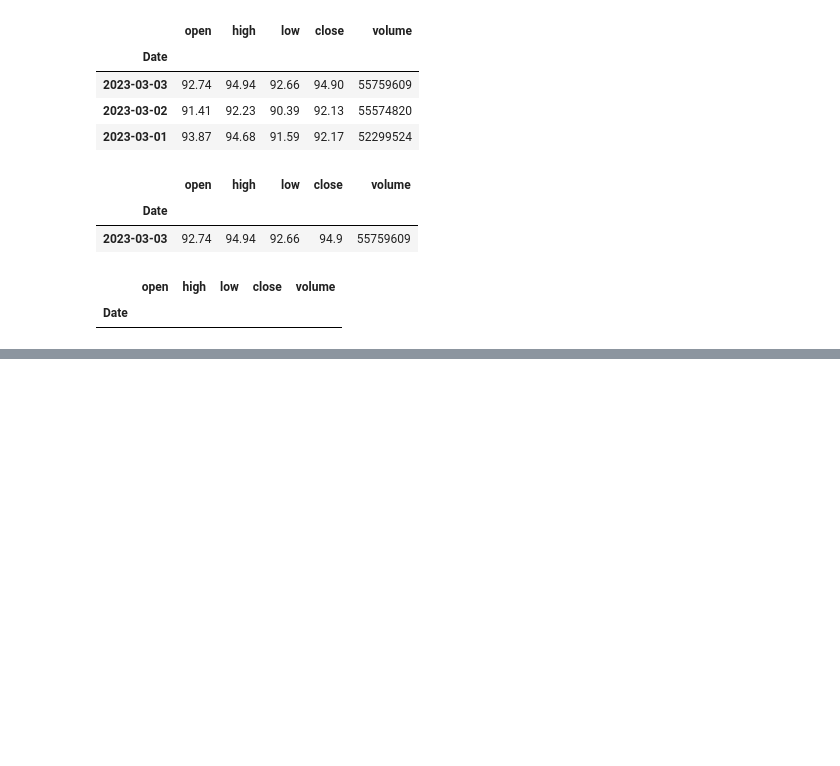
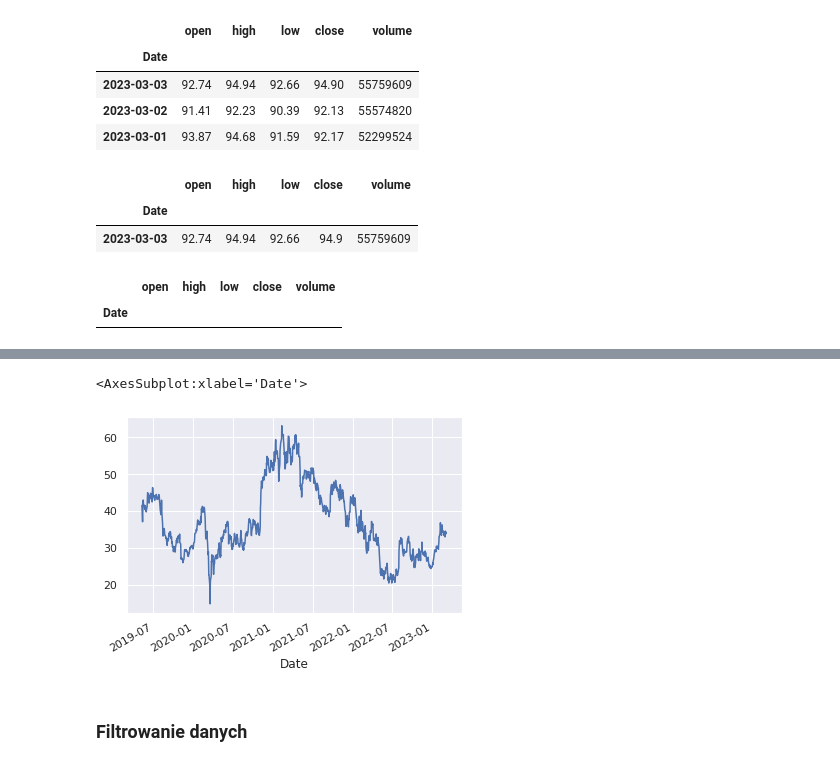
Before and after one commit to Dummyan/data_science_bootcamp, a Jupyter notebook: 02_analiza_danych/02_dane_gieldowe.ipynb, the cells around one changed output, grey strips where cells are left out. Saved outputs shown, nothing was run; the diff lists cells and outputs as text; code cells hidden in the pictures; blank space fills up the shorter version.

```diff
--- a/02_analiza_danych/02_dane_gieldowe.ipynb
+++ b/02_analiza_danych/02_dane_gieldowe.ipynb
@@ -359,0 +532,7 @@ df.loc['2023-03-03': '2023-03-01']
+# %%
+df.Close.plot()
+# %% [output]
+<AxesSubplot:xlabel='Date'>
+[figure, added]
+# %% [markdown]
+### Filtrowanie danych
```
Also changed, not shown: parts of 63 cells of this notebook.
